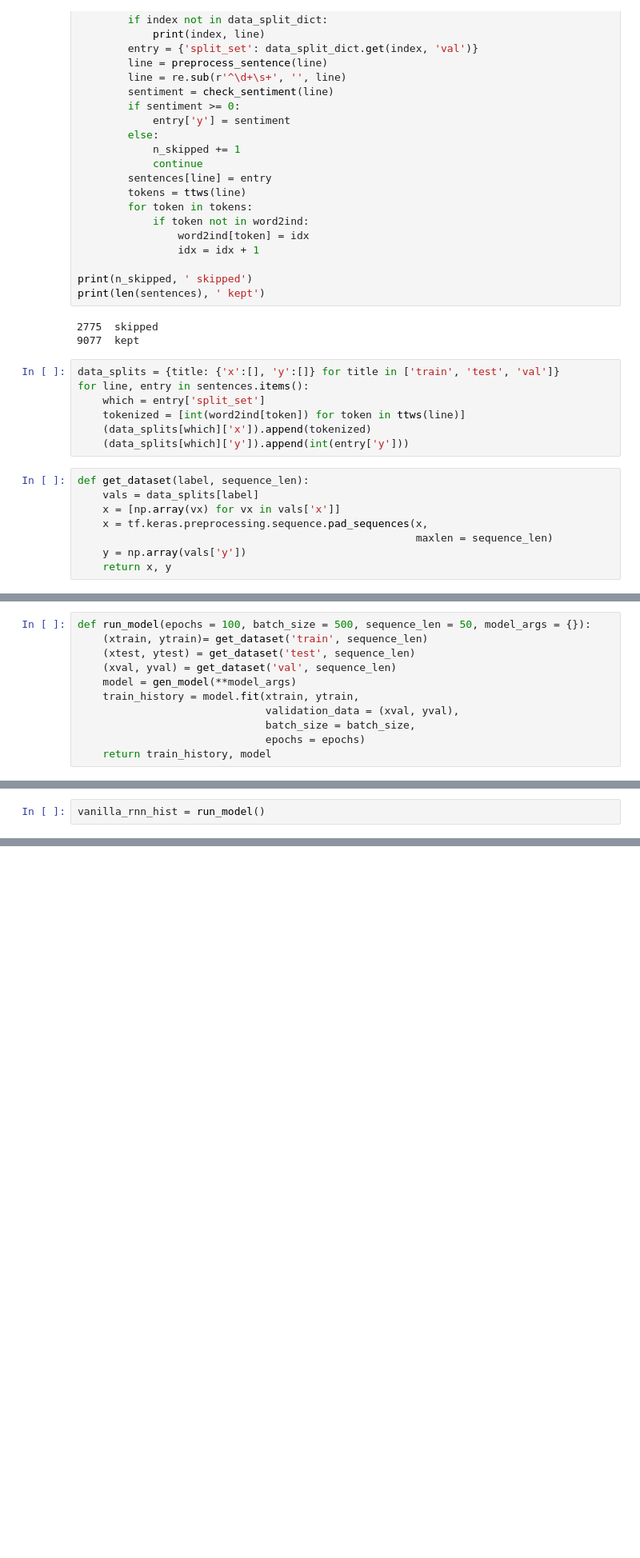
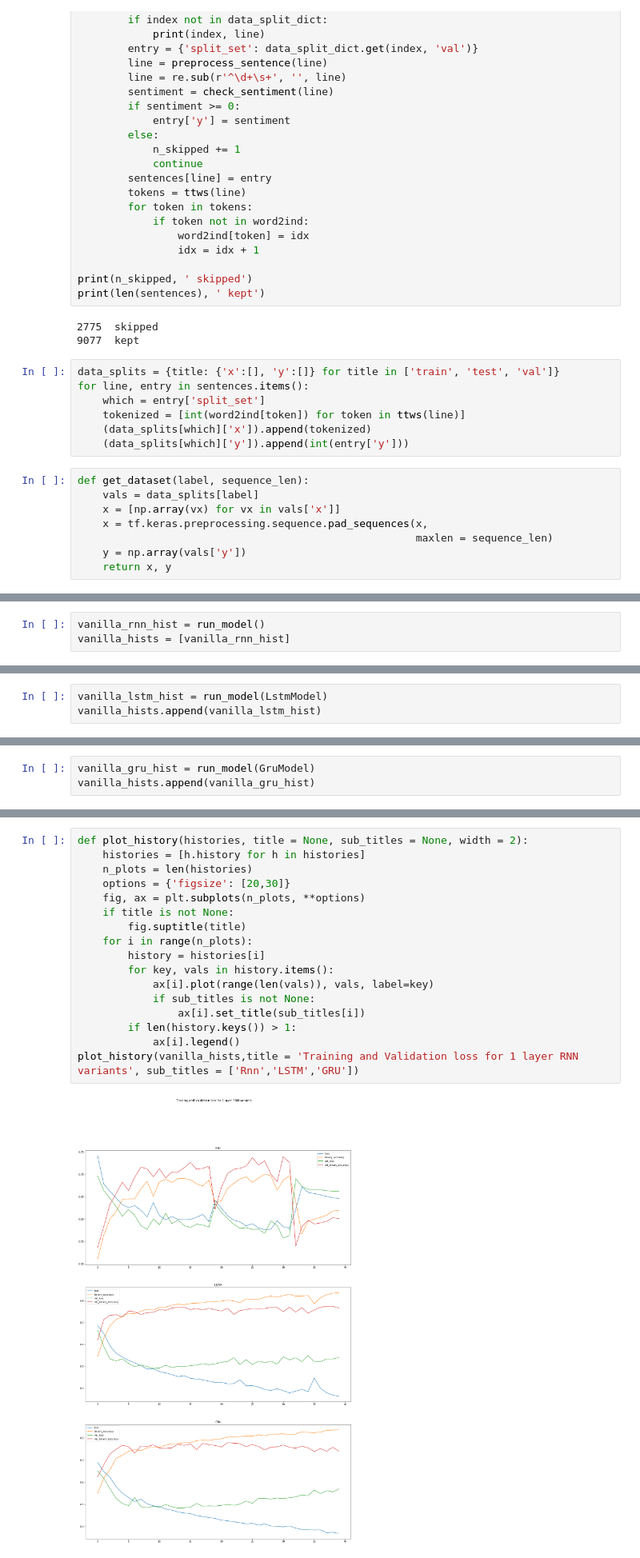
Before and after one commit to tehwentzel/DeepNLP_Homework, a Jupyter notebook: rt-polaritydata/Assignment 2.ipynb, the cells around one changed output, grey strips where cells are left out. Shown at 80% size. Cells and saved outputs as stored; diff of their text form; blank space fills up the shorter version.

Commit message:
models updated

```diff
--- a/rt-polaritydata/Assignment 2.ipynb
+++ b/rt-polaritydata/Assignment 2.ipynb
@@ -141,11 +143,0 @@ def gen_model(layer_type = tf.keras.layers.SimpleRNN,
-# %%
-def run_model(epochs = 100, batch_size = 500, sequence_len = 50, model_args = {}):
-    (xtrain, ytrain)= get_dataset('train', sequence_len)
-    (xtest, ytest) = get_dataset('test', sequence_len)
-    (xval, yval) = get_dataset('val', sequence_len)
-    model = gen_model(**model_args)
-    train_history = model.fit(xtrain, ytrain,
-                              validation_data = (xval, yval),
-                              batch_size = batch_size,
-                              epochs = epochs)
-    return train_history, model
@@ -152,5 +198,6 @@ def run_model(epochs = 100, batch_size = 500, sequence_len = 50, model_args = {}
 # %%
 vanilla_rnn_hist = run_model()
+vanilla_hists = [vanilla_rnn_hist]
 # %% [output]
 398  words from dataset not in glove
 Train on 6530 samples, validate on 845 samples
@@ -211,0 +219,3 @@ Epoch 100/100
+# %%
+vanilla_lstm_hist = run_model(LstmModel)
+vanilla_hists.append(vanilla_lstm_hist)
@@ -211,0 +240,3 @@ Epoch 100/100
+# %%
+vanilla_gru_hist = run_model(GruModel)
+vanilla_hists.append(vanilla_gru_hist)
@@ -211,0 +261,19 @@ Epoch 100/100
+# %%
+def plot_history(histories, title = None, sub_titles = None, width = 2):
+    histories = [h.history for h in histories]
+    n_plots = len(histories)
+    options = {'figsize': [20,30]}
+    fig, ax = plt.subplots(n_plots, **options)
+    if title is not None:
+        fig.suptitle(title)
+    for i in range(n_plots):
+        history = histories[i]
+        for key, vals in history.items():
+            ax[i].plot(range(len(vals)), vals, label=key)
+            if sub_titles is not None:
+                ax[i].set_title(sub_titles[i])
+        if len(history.keys()) > 1:
+            ax[i].legend()
+plot_history(vanilla_hists,title = 'Training and Validation loss for 1 layer RNN variants', sub_titles = ['Rnn','LSTM','GRU'])
+# %% [output]
+[figure, added]
```
Also changed, not shown: parts of 8 cells of this notebook.
